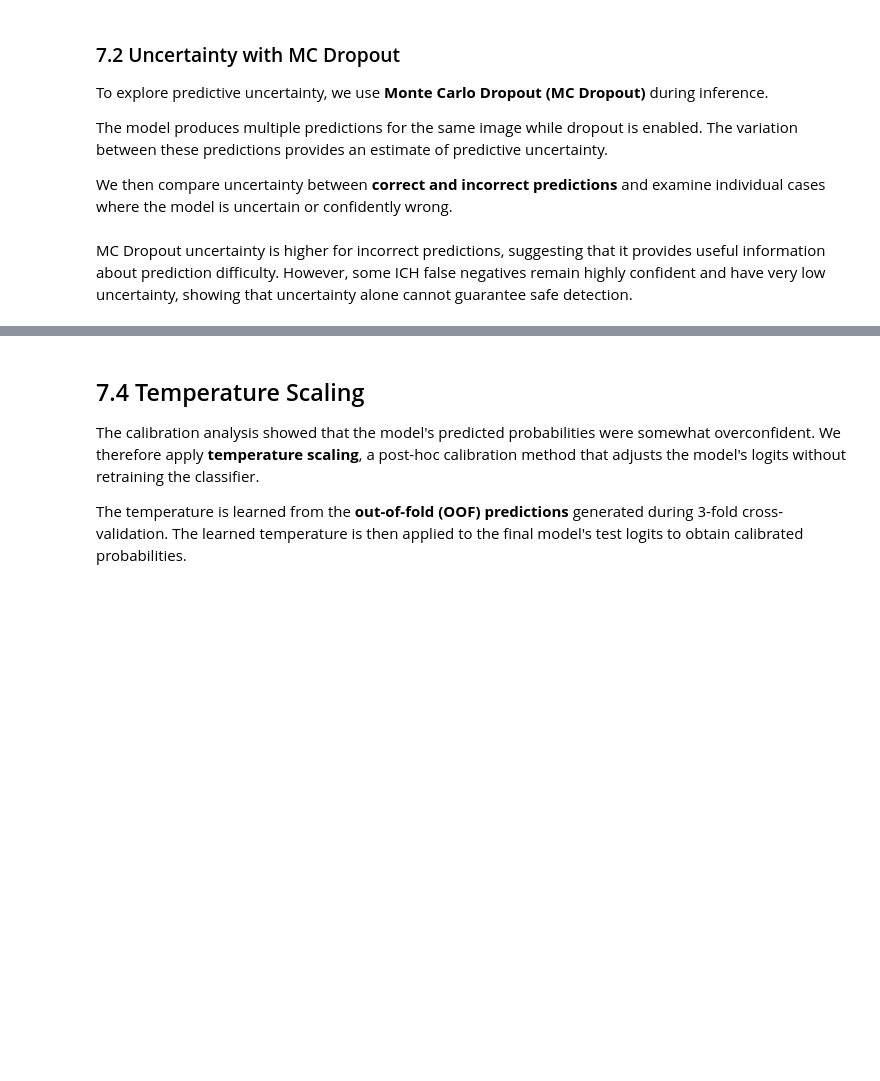
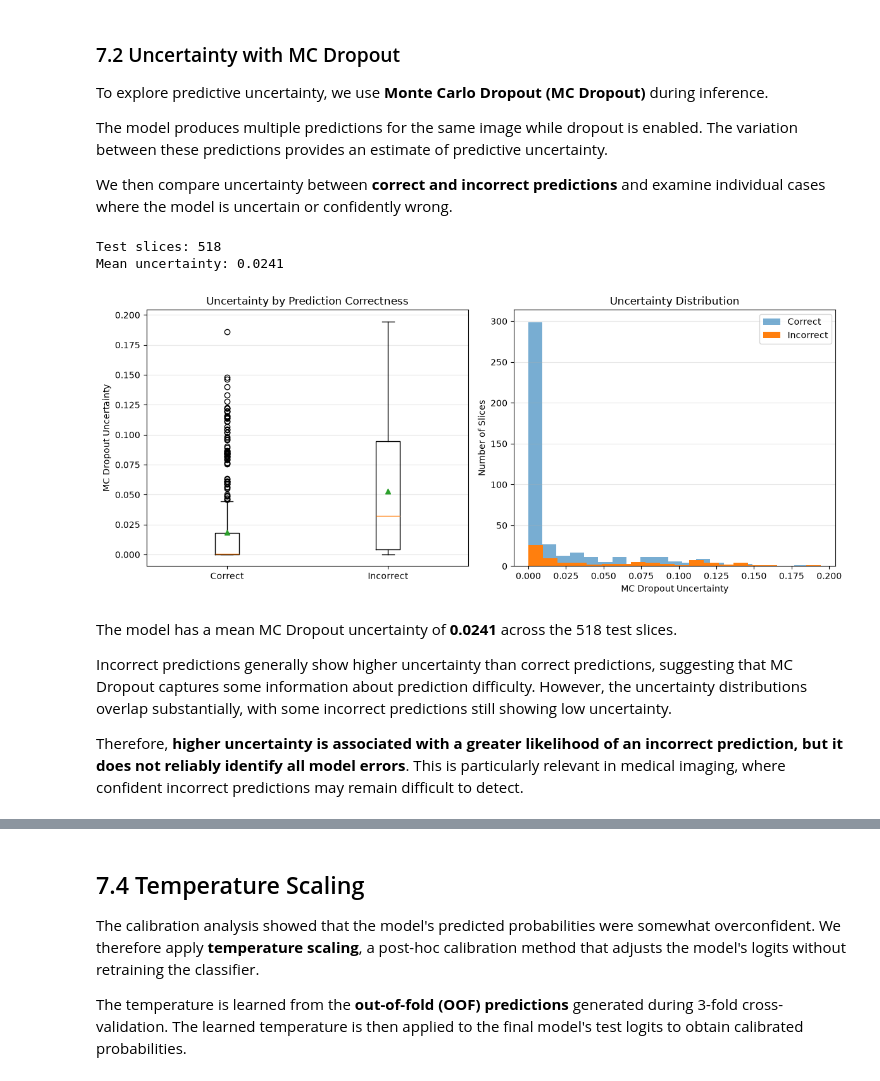
Before and after one commit to MeriemAfafHaddou/explainable-ai-ct-imaging, a Jupyter notebook: brain_ct_xai.ipynb, the cells around one changed output, grey strips where cells are left out. Drawn from its saved outputs; the diff is of its cells as text; code cells hidden in the pictures; blank space fills up the shorter version.

Commit message:
Add model reliability analysis with calibration, MC Dropout uncertainty, and temperature scaling.

```diff
--- a/brain_ct_xai.ipynb
+++ b/brain_ct_xai.ipynb
@@ -1075,9 +1053,7 @@ train_dataset = CTICHImageDataset(
 )
 sample_labels = train_dataset.samples["ICH"].to_numpy()
 class_sample_counts = np.bincount(sample_labels)
-sample_weights = np.array(
-    [1.0 / class_sample_counts[label] for label in sample_labels]
-)
+sample_weights = np.array([1.0 / class_sample_counts[label] for label in sample_labels])
 train_sampler = WeightedRandomSampler(
     weights=torch.as_tensor(sample_weights, dtype=torch.double),
     num_samples=len(train_dataset),
@@ -1145,9 +1121,7 @@ from src.training import evaluate_model
 
 SELECTED_THRESHOLD = 0.5
 
-test_patient_ids = set(
-    test_patients["PatientNumber"]
-)
+test_patient_ids = set(test_patients["PatientNumber"])
 
 # Test dataset
 test_dataset = CTICHImageDataset(
@@ -1381,15 +1360,58 @@ uncertainties = np.asarray(uncertainty_results["uncertainties"])
 correct = predictions == labels
 incorrect = ~correct
 
-mean_uncertainty_correct = uncertainties[correct].mean()
-mean_uncertainty_incorrect = uncertainties[incorrect].mean()
-
-print(f"Correct predictions:   {correct.sum()}")
-print(f"Incorrect predictions: {incorrect.sum()}")
-print(f"Mean uncertainty (correct):   {mean_uncertainty_correct:.4f}")
-print(f"Mean uncertainty (incorrect): {mean_uncertainty_incorrect:.4f}")
+# Data
+uncertainty_correct = uncertainties[correct]
+uncertainty_incorrect = uncertainties[incorrect]
+# %% [output]
+Test slices: 518
+Mean uncertainty: 0.0241
+# %%
+fig, axes = plt.subplots(
+    1,
+    2,
+    figsize=(12, 5),
+)
+
+axes[0].boxplot(
+    [uncertainty_correct, uncertainty_incorrect],
+    tick_labels=["Correct", "Incorrect"],
+    showmeans=True,
+)
+
+axes[0].set_title("Uncertainty by Prediction Correctness")
+axes[0].set_ylabel("MC Dropout Uncertainty")
+axes[0].grid(axis="y", alpha=0.3)
+
+axes[1].hist(
+    uncertainty_correct,
+    bins=20,
+    alpha=0.6,
+    label="Correct",
+)
+
+axes[1].hist(
+    uncertainty_incorrect,
+    bins=20,
+    label="Incorrect",
+)
+
+axes[1].set_title("Uncertainty Distribution")
+axes[1].set_xlabel("MC Dropout Uncertainty")
+axes[1].set_ylabel("Number of Slices")
+axes[1].legend()
+axes[1].grid(axis="y", alpha=0.3)
+
+plt.tight_layout()
+plt.show()
+# %% [output]
+[figure, added]
 # %% [markdown]
-MC Dropout uncertainty is higher for incorrect predictions, suggesting that it provides useful information about prediction difficulty. However, some ICH false negatives remain highly confident and have very low uncertainty, showing that uncertainty alone cannot guarantee safe detection.
+The model has a mean MC Dropout uncertainty of **0.0241** across the 518 test slices.
+
+Incorrect predictions generally show higher uncertainty than correct predictions, suggesting that MC Dropout captures some information about prediction difficulty. However, the uncertainty distributions overlap substantially, with some incorrect predictions still showing low uncertainty.
+
+Therefore, **higher uncertainty is associated with a greater likelihood of an incorrect prediction, but it does not reliably identify all model errors**. This is particularly relevant in medical imaging, where confident incorrect predictions may remain difficult to detect.
 # %%
 # Indices of the 5 most uncertain predictions
 most_uncertain = np.argsort(uncertainties)[-5:][::-1]
```
Also changed, not shown: parts of 31 cells of this notebook.
